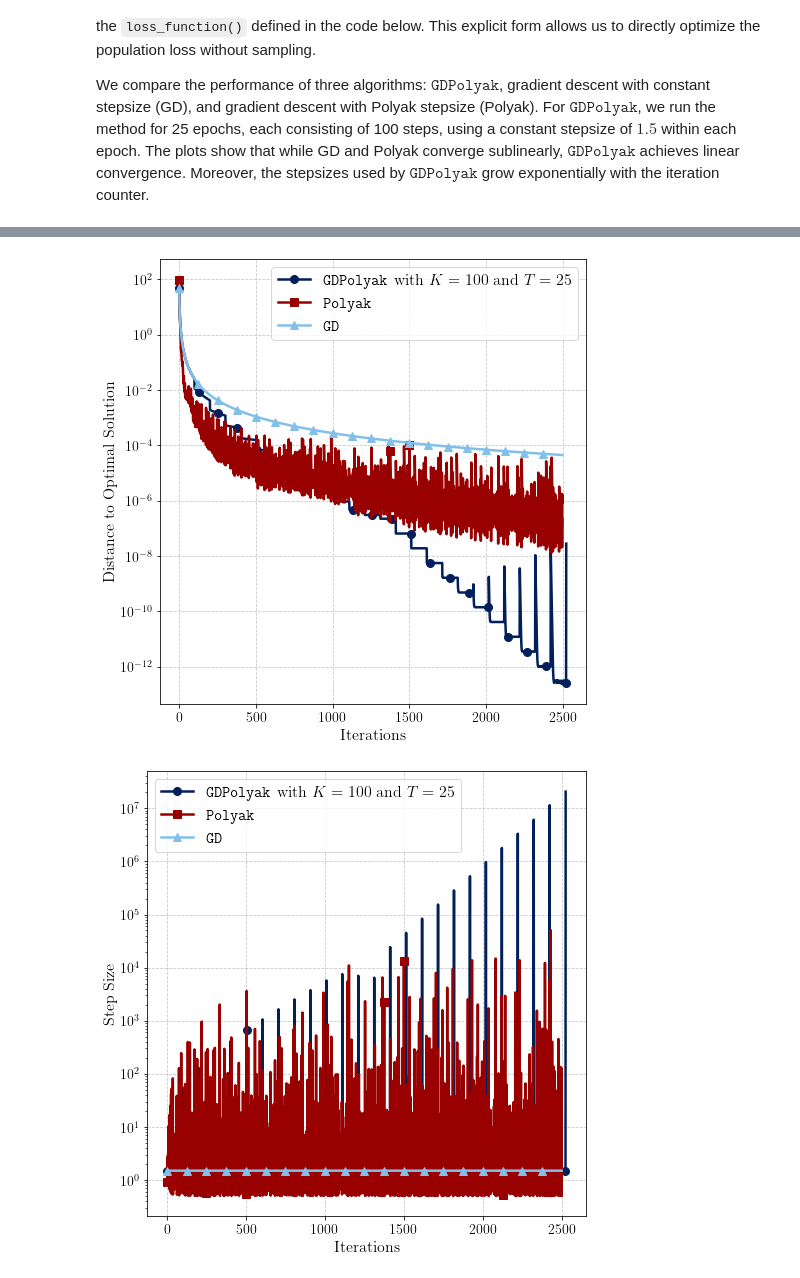
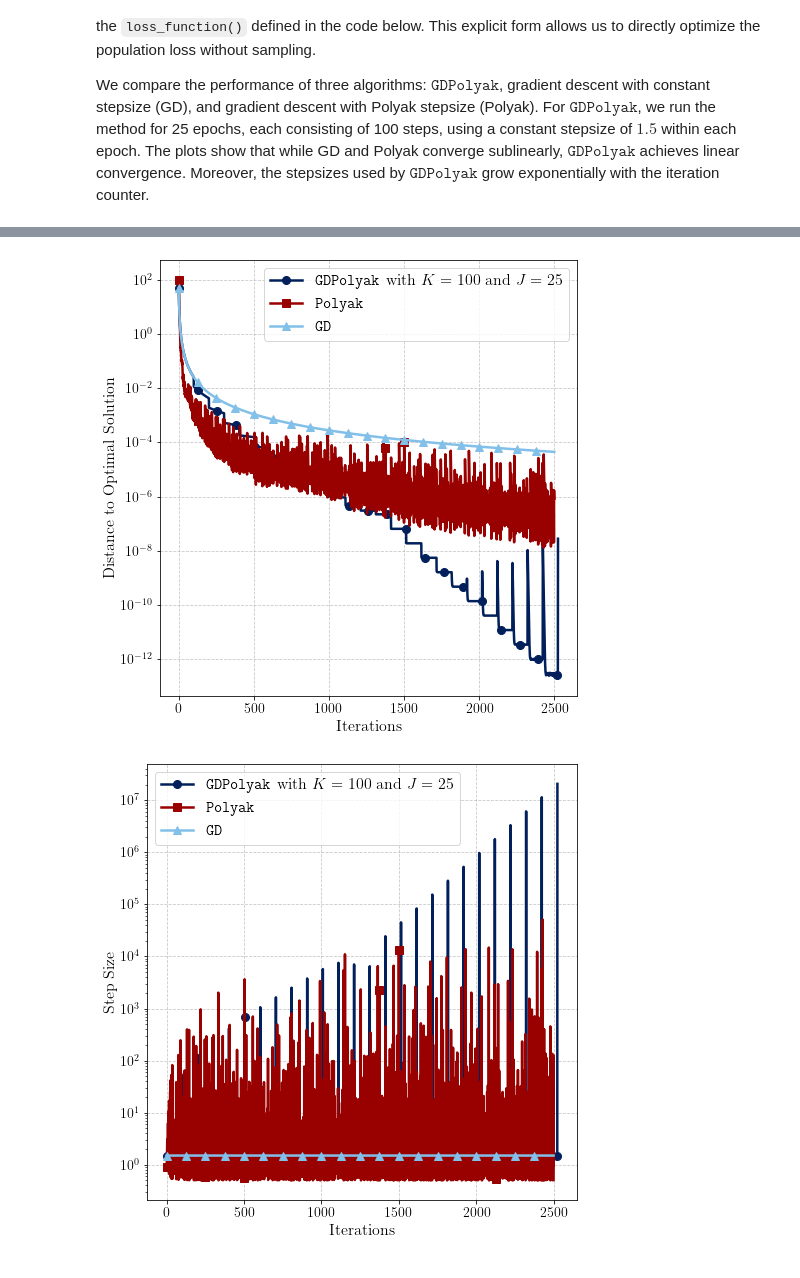
Before and after one commit to damek/GDPolyak, a Jupyter notebook: experiments.ipynb, the cells around one changed output, grey strips where cells are left out. Cells and saved outputs as stored; diff of their text form; code cells hidden in the pictures.

```diff
--- a/experiments.ipynb
+++ b/experiments.ipynb
@@ -26,7 +26,7 @@ def distance_to_opt():
 # Set up experiment parameters
 SEED = 3407
 K = 100  # Number of GD steps per epoch
-T = 50   # Number of epochs
+J = 50   # Number of epochs
 GD_STEP_SIZE = 0.125
 NB_RESTARTS = 1
 
@@ -40,22 +40,22 @@ opt_solution = torch.tensor([0.0, 0.0], requires_grad=True, dtype=torch.double)
 # Define experiment cases
 cases = [
     {
-        "name": f"$\mathtt{{GDPolyak}}$ with $K={K}$ and $T={T}$",
+        "name": f"$\mathtt{{GDPolyak}}$ with $K={K}$ and $J={J}$",
         "nb_GD_steps": K,
-        "nb_polyak_steps": T,
+        "nb_polyak_steps": J,
         "nb_restarts": NB_RESTARTS,
         "GD_step_size": GD_STEP_SIZE
     },
     {
         "name": "$\mathtt{{Polyak}}$",
         "nb_GD_steps": 0,
-        "nb_polyak_steps": K*T,
+        "nb_polyak_steps": K*J,
         "nb_restarts": NB_RESTARTS,
         "GD_step_size": GD_STEP_SIZE
     },
     {
         "name": "$\mathtt{{GD}}$",
-        "nb_GD_steps": K*T,
+        "nb_GD_steps": K*J,
         "nb_polyak_steps": 0,
         "nb_restarts": 1,
         "GD_step_size": GD_STEP_SIZE
@@ -177,26 +177,26 @@ def run_experiment():
     ground_truth, x, A, B, y = generate_problem_instance()
 
     # Set up the optimization parameters for three cases
-    K, T = 300, 50
+    K, J = 300, 50
     GD_STEP_SIZE = 0.05
     cases = [
         {
-            "name": f"$\\mathtt{{GDPolyak}}$ with $K={K}$ and $T={T}$",
+            "name": f"$\\mathtt{{GDPolyak}}$ with $K={K}$ and $J={J}$",
             "nb_GD_steps": K,
-            "nb_polyak_steps": T,
+            "nb_polyak_steps": J,
             "nb_restarts": 1,
             "GD_step_size": GD_STEP_SIZE
         },
         {
             "name": "$\\mathtt{{Polyak}}$",
             "nb_GD_steps": 0,
-            "nb_polyak_steps": K*T,
+            "nb_polyak_steps": K*J,
             "nb_restarts": 1,
             "GD_step_size": GD_STEP_SIZE
         },
         {
             "name": "$\\mathtt{{GD}}$",
-            "nb_GD_steps": K*T,
+            "nb_GD_steps": K*J,
             "nb_polyak_steps": 0,
             "nb_restarts": 1,
             "GD_step_size": GD_STEP_SIZE
@@ -323,28 +323,30 @@ def distance_to_opt(w1, w2, v):
     return sum([norm_diff] + abs_diffs + max_norm_diffs + max_norm_fractions).item()
 
 def run_experiment():
+    K = 100
+    J = 25
     set_seed(SEED)
     w1, w2, v = initialize_vectors(DIMENSION)
     initial_w1 = w1.clone()
     initial_w2 = w2.clone()
     cases = [
         {
-            "name": f"$\\mathtt{{GDPolyak}}$ with $K={100}$ and $T={25}$",
-            "nb_GD_steps": 100,
-            "nb_polyak_steps": 25,
+            "name": f"$\\mathtt{{GDPolyak}}$ with $K={K}$ and $J={J}$",
+            "nb_GD_steps": K,
+            "nb_polyak_steps": J,
             "nb_restarts": 1,
             "GD_step_size": 1.5
         },
         {
             "name": "$\\mathtt{{Polyak}}$",
             "nb_GD_steps": 0,
-            "nb_polyak_steps": 2500,
+            "nb_polyak_steps": K*J,
             "nb_restarts": 1,
             "GD_step_size": 1.5
         },
         {
             "name": "$\\mathtt{{GD}}$",
-            "nb_GD_steps": 2500,
+            "nb_GD_steps": K*J,
             "nb_polyak_steps": 0,
             "nb_restarts": 1,
             "GD_step_size": 1.5
@@ -404,2 +406,2 @@ Iteration 2000: distance to opt sol = 6.925749042674914e-05
-[figure, old version]
+[figure, new version]
-[figure, old version]
+[figure, new version]
```
Also changed, not shown: parts of 3 cells of this notebook, 9 other files.
